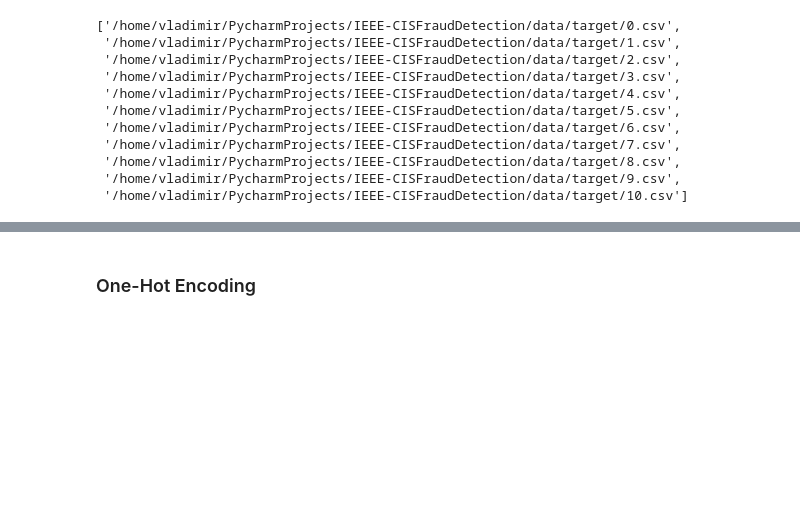
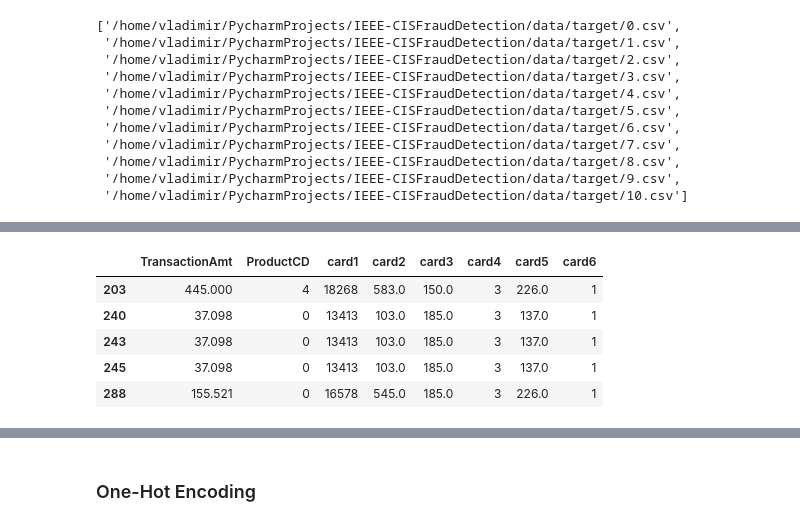
Before and after one commit to VladimirIsakov91/IEEE-CISFraudDetection, a Jupyter notebook: IEEE-CISFraudDetection.ipynb, the cells around one changed output, grey strips where cells are left out. Drawn from its saved outputs; the diff is of its cells as text; code cells hidden in the pictures; blank space fills up the shorter version.

```diff
--- a/IEEE-CISFraudDetection.ipynb
+++ b/IEEE-CISFraudDetection.ipynb
@@ -136,0 +163,9 @@ B = X.loc[index2, :].sample(frac=0.1, random_state=SEED)
+# %%
+C.head()
+# %% [output]
+|  | TransactionAmt | ProductCD | card1 | card2 | card3 | card4 | card5 | card6 |
+| 203 | 445.000 | 4 | 18268 | 583.0 | 150.0 | 3 | 226.0 | 1 |
+| 240 | 37.098 | 0 | 13413 | 103.0 | 185.0 | 3 | 137.0 | 1 |
+| 243 | 37.098 | 0 | 13413 | 103.0 | 185.0 | 3 | 137.0 | 1 |
+| 245 | 37.098 | 0 | 13413 | 103.0 | 185.0 | 3 | 137.0 | 1 |
+| 288 | 155.521 | 0 | 16578 | 545.0 | 185.0 | 3 | 226.0 | 1 |
```
Also changed, not shown: parts of 8 cells of this notebook.
